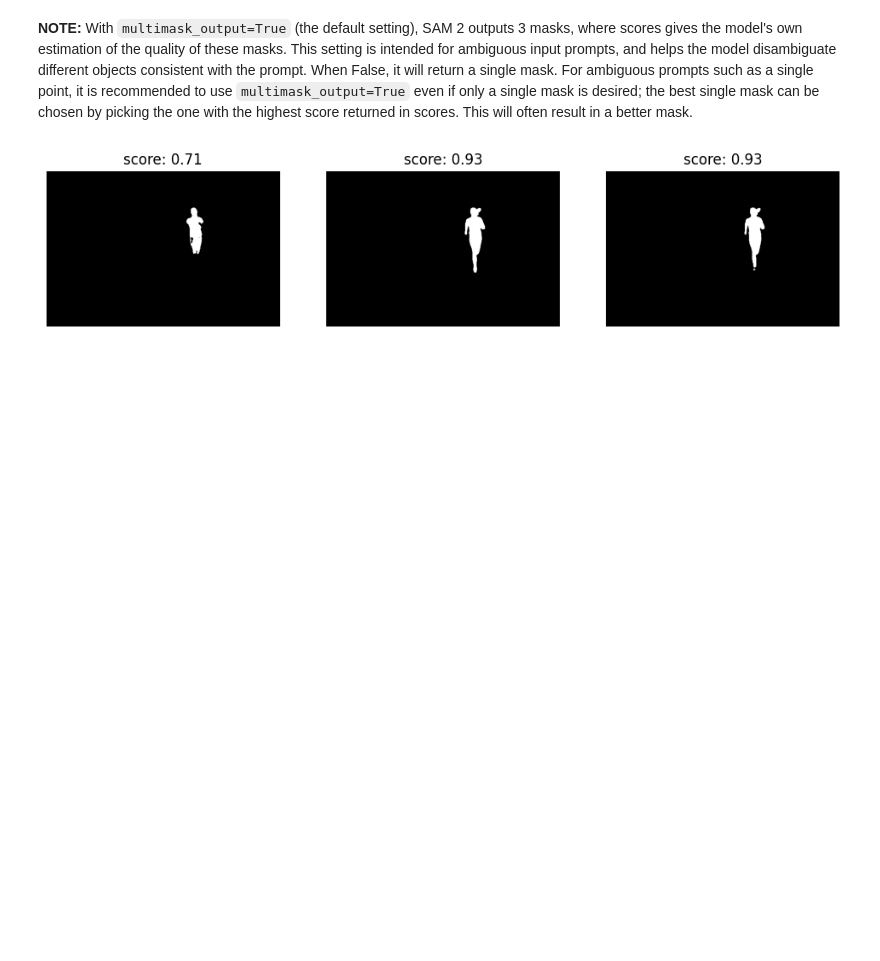
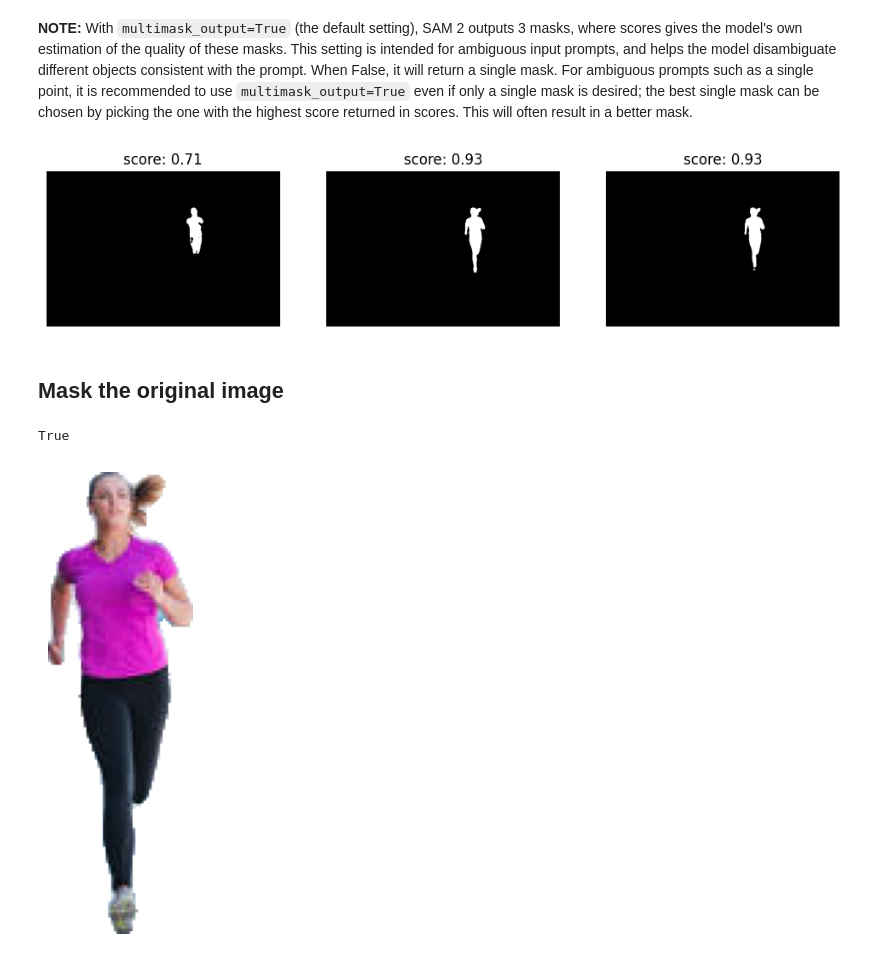
Before and after one commit to kushaagr/colab-notebooks, a Jupyter notebook: notebooks/how-to-segment-images-with-sam-2.ipynb, the cells around one changed output. Saved outputs shown, nothing was run; the diff lists cells and outputs as text; code cells hidden in the pictures; blank space fills up the shorter version.

Commit message:
Overlay mask on image

```diff
--- a/notebooks/how-to-segment-images-with-sam-2.ipynb
+++ b/notebooks/how-to-segment-images-with-sam-2.ipynb
@@ -431,3 +429,44 @@ sv.plot_images_grid(
 )
 # %% [output]
 [figure]
+# %% [markdown]
+## Mask the original image
+# %%
+# --- Load image (your way) ---
+IMAGE_PATH = f"{HOME}/input/running-girl-612x612.jpg"
+image_bgr = cv2.imread(IMAGE_PATH)
+image_rgb = cv2.cvtColor(image_bgr, cv2.COLOR_BGR2RGB)   # H,W,3
+
+# --- Pick best SAM2 mask ---
+idx = np.argmax(scores)
+mask = masks[idx].astype(np.uint8)   # (H, W), values 0/1
+
+# --- Prepare RGBA ---
+rgba = np.dstack([
+    image_rgb[:, :, 0],
+    image_rgb[:, :, 1],
+    image_rgb[:, :, 2],
+    mask * 255                            # alpha channel
+]).astype(np.uint8)
+
+# --- (Optional) crop to mask bounding box ---
+ys, xs = np.where(mask > 0)
+if len(xs) > 0:
+    x1, x2 = xs.min(), xs.max()
+    y1, y2 = ys.min(), ys.max()
+    rgba = rgba[y1:y2+1, x1:x2+1]
+
+# --- Save transparent PNG ---
+cv2.imwrite("masked_output.png", cv2.cvtColor(rgba, cv2.COLOR_RGBA2BGRA))
+# %% [output]
+True
+# %%
+import matplotlib.pyplot as plt
+
+# --- Visualize in Colab ---
+plt.figure(figsize=(6,6))
+plt.imshow(rgba)
+plt.axis("off")
+plt.show()
+# %% [output]
+[figure, added]
```
Also changed, not shown: parts of 1 cell of this notebook.
